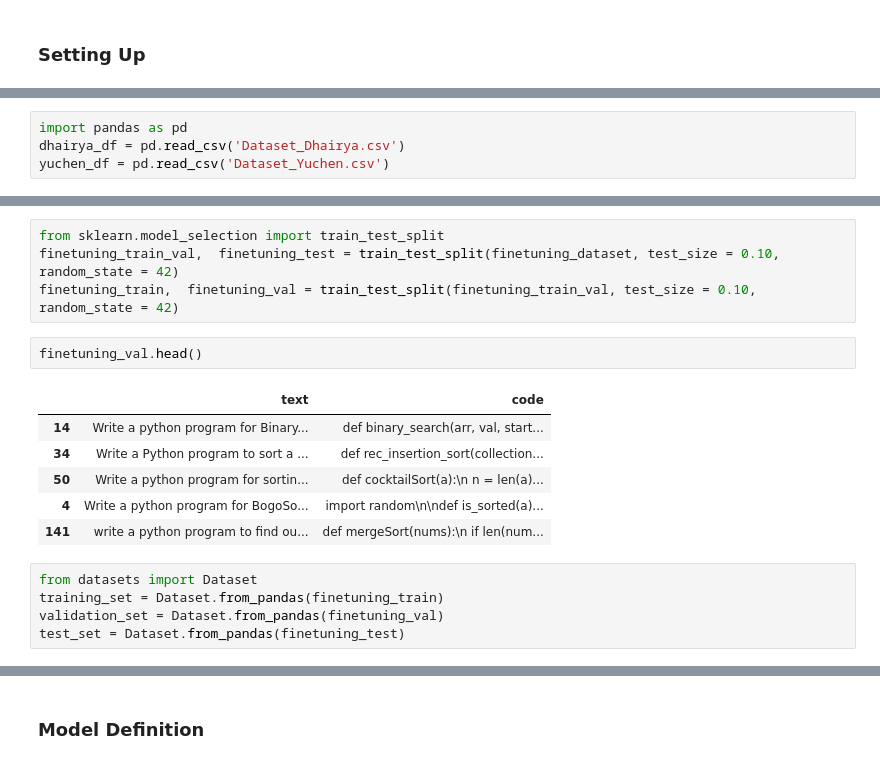
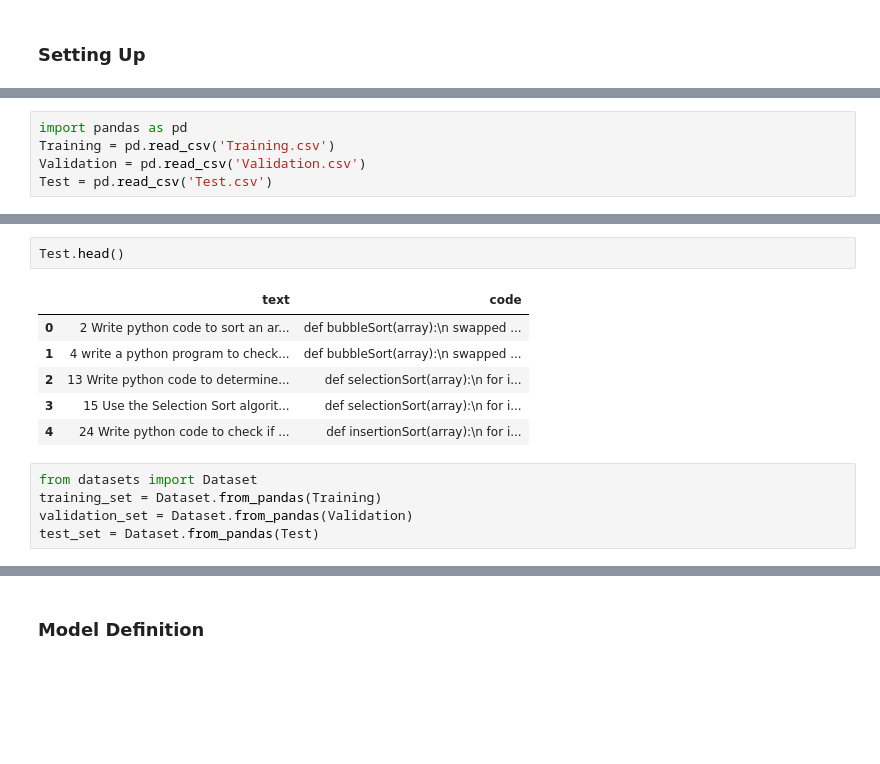
Before and after one commit to ece1786-2022/Eng2Py, a Jupyter notebook: codet5_base_finetuned_on_sorting.ipynb, the cells around one changed output, grey strips where cells are left out. Drawn from its saved outputs; the diff is of its cells as text; blank space fills up the shorter version.

Commit message:
Updated model files

```diff
--- a/codet5_base_finetuned_on_sorting.ipynb
+++ b/codet5_base_finetuned_on_sorting.ipynb
@@ -63,5 +22,6 @@ Requirement already satisfied: sentencepiece in /usr/local/lib/python3.7/dist-pa
 # %%
 import pandas as pd
-dhairya_df = pd.read_csv('Dataset_Dhairya.csv')
-yuchen_df = pd.read_csv('Dataset_Yuchen.csv')
+Training = pd.read_csv('Training.csv')
+Validation = pd.read_csv('Validation.csv')
+Test = pd.read_csv('Test.csv')
 # %%
@@ -95,18 +45,14 @@ finetuning_dataset.head()
-# %%
-from sklearn.model_selection import train_test_split
-finetuning_train_val,  finetuning_test = train_test_split(finetuning_dataset, test_size = 0.10, random_state = 42)
-finetuning_train,  finetuning_val = train_test_split(finetuning_train_val, test_size = 0.10, random_state = 42)
 # %%
-finetuning_val.head()
+Test.head()
 # %% [output]
 |  | text | code |
-| 14 | Write a python program for Binary... | def binary_search(arr, val, start... |
-| 34 | Write a Python program to sort a ... | def rec_insertion_sort(collection... |
-| 50 | Write a python program for sortin... | def cocktailSort(a):\n n = len(a)... |
-| 4 | Write a python program for BogoSo... | import random\n\ndef is_sorted(a)... |
-| 141 | write a python program to find ou... | def mergeSort(nums):\n if len(num... |
+| 0 | 2 Write python code to sort an ar... | def bubbleSort(array):\n swapped ... |
+| 1 | 4 write a python program to check... | def bubbleSort(array):\n swapped ... |
+| 2 | 13 Write python code to determine... | def selectionSort(array):\n for i... |
+| 3 | 15 Use the Selection Sort algorit... | def selectionSort(array):\n for i... |
+| 4 | 24 Write python code to check if ... | def insertionSort(array):\n for i... |
 # %%
 from datasets import Dataset
-training_set = Dataset.from_pandas(finetuning_train)
-validation_set = Dataset.from_pandas(finetuning_val)
-test_set = Dataset.from_pandas(finetuning_test)
+training_set = Dataset.from_pandas(Training)
+validation_set = Dataset.from_pandas(Validation)
+test_set = Dataset.from_pandas(Test)
```
Also changed, not shown: parts of 27 cells of this notebook, 2 other files.
